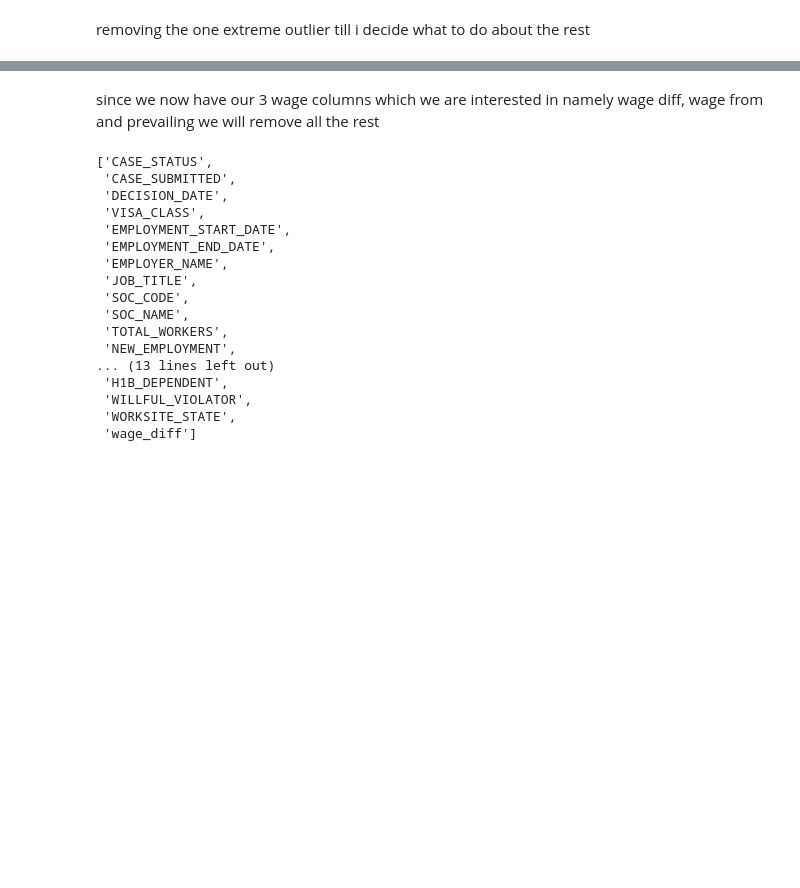
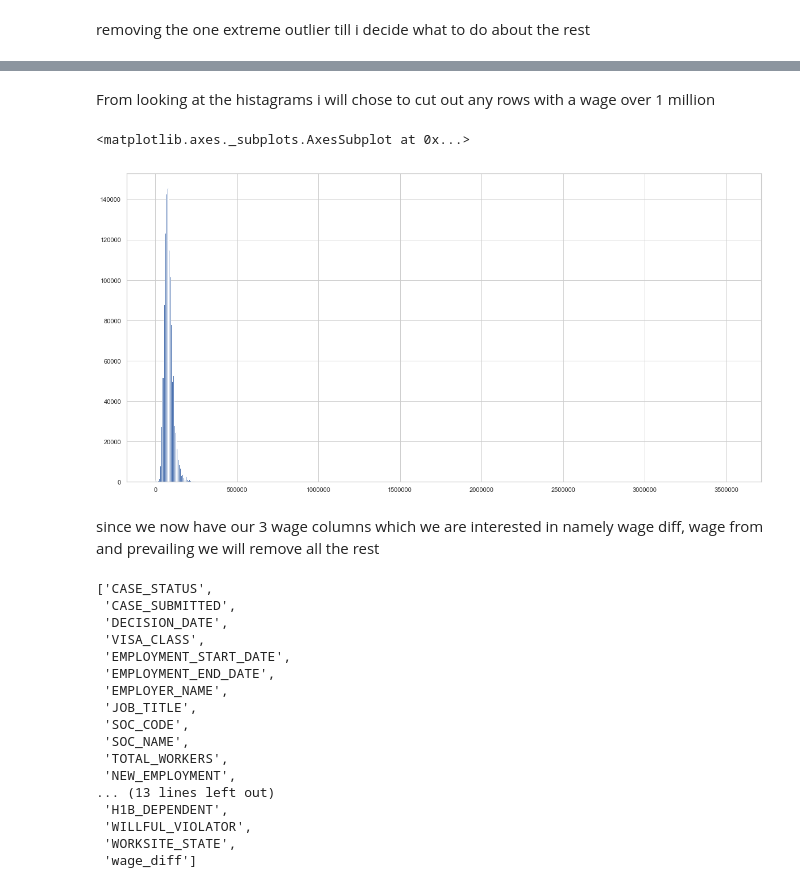
Before and after one commit to ChunkyMitts/FYP_visa_analysis, a Jupyter notebook: 4_wage_processing.ipynb, the cells around one changed output, grey strips where cells are left out. Cells and saved outputs as stored; diff of their text form; code cells hidden in the pictures; blank space fills up the shorter version.

```diff
--- a/4_wage_processing.ipynb
+++ b/4_wage_processing.ipynb
@@ -318,0 +343,7 @@ df = test_df
+# %% [markdown]
+From looking at the histagrams i will chose to cut out any rows with a wage over 1 million
+# %%
+df["PREVAILING_WAGE"].hist(bins=500, figsize=(20,10) , color = 'b')
+# %% [output]
+<matplotlib.axes._subplots.AxesSubplot at 0x...>
+[figure, added]
```
Also changed, not shown: parts of 18 cells of this notebook, 5 other files.
